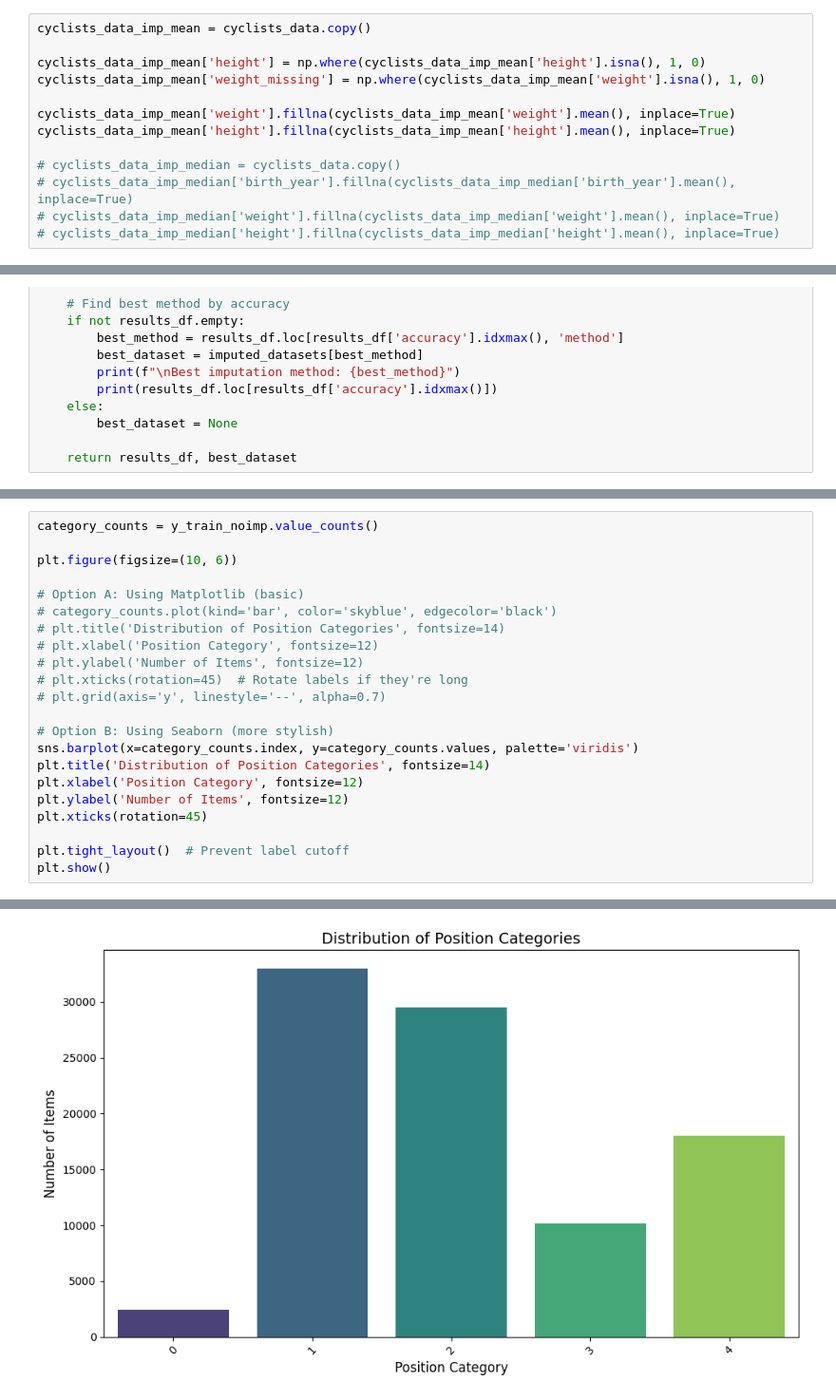
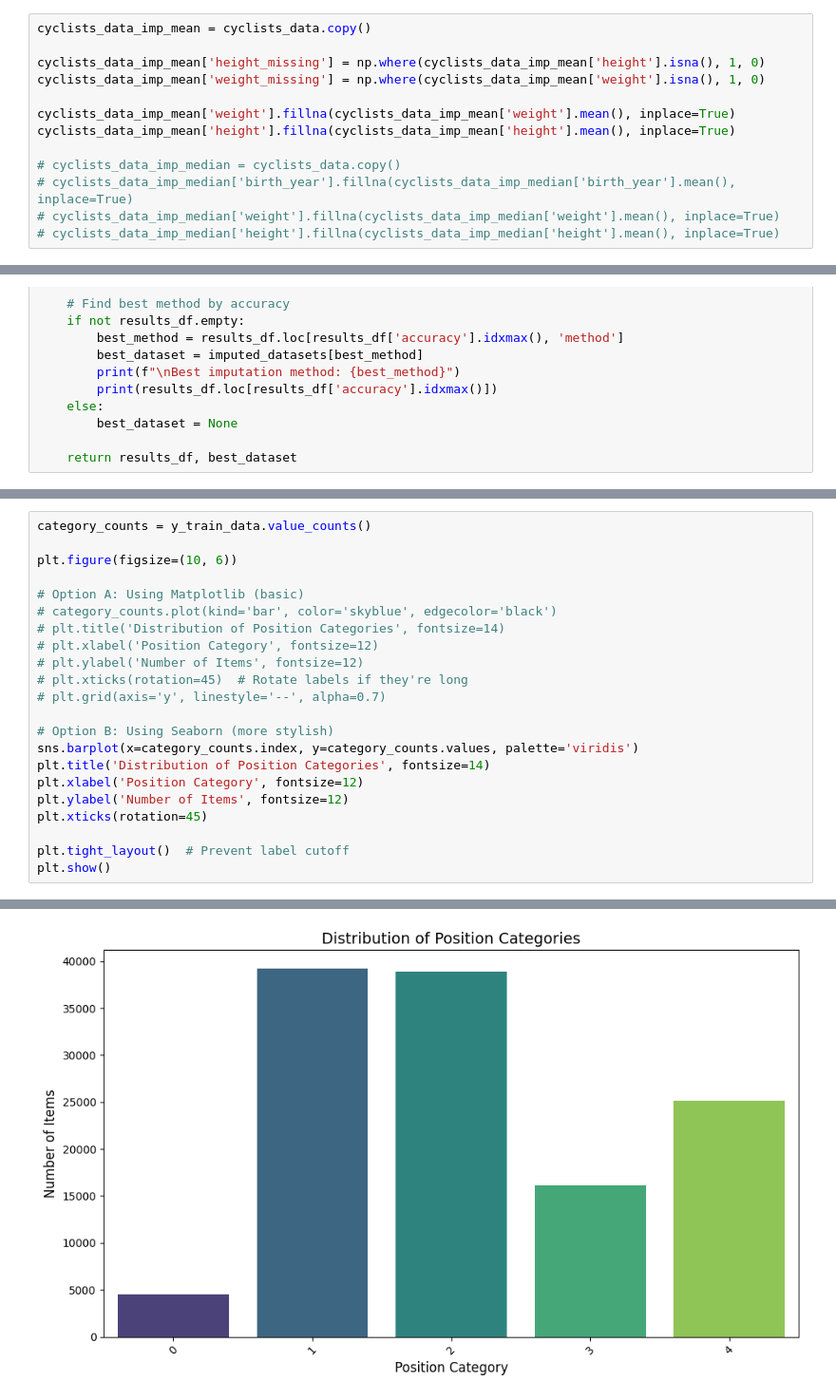
Before and after one commit to mariaviv27/Machine-Learning-Avanzado, a Jupyter notebook: machinelearning.ipynb, the cells around one changed output, grey strips where cells are left out. Shown: that part at 95% size. Cells and saved outputs as stored; diff of their text form.

```diff
--- a/machinelearning.ipynb
+++ b/machinelearning.ipynb
@@ -276,7 +297,7 @@ plt.show()
 # %%
 cyclists_data_imp_mean = cyclists_data.copy()
 
-cyclists_data_imp_mean['height'] = np.where(cyclists_data_imp_mean['height'].isna(), 1, 0)
+cyclists_data_imp_mean['height_missing'] = np.where(cyclists_data_imp_mean['height'].isna(), 1, 0)
 cyclists_data_imp_mean['weight_missing'] = np.where(cyclists_data_imp_mean['weight'].isna(), 1, 0)
 
 cyclists_data_imp_mean['weight'].fillna(cyclists_data_imp_mean['weight'].mean(), inplace=True)
@@ -823,30 +845,30 @@ y_test_noimp = y_test_data[X_test_data['aug_profile'].notna()]
 # %%
-category_counts = y_train_noimp.value_counts()
+category_counts = y_train_data.value_counts()
 
 plt.figure(figsize=(10, 6))
 
 # Option A: Using Matplotlib (basic)
 # category_counts.plot(kind='bar', color='skyblue', edgecolor='black')
 # plt.title('Distribution of Position Categories', fontsize=14)
 # plt.xlabel('Position Category', fontsize=12)
 # plt.ylabel('Number of Items', fontsize=12)
 # plt.xticks(rotation=45)  # Rotate labels if they're long
 # plt.grid(axis='y', linestyle='--', alpha=0.7)
 
 # Option B: Using Seaborn (more stylish)
 sns.barplot(x=category_counts.index, y=category_counts.values, palette='viridis')
 plt.title('Distribution of Position Categories', fontsize=14)
 plt.xlabel('Position Category', fontsize=12)
 plt.ylabel('Number of Items', fontsize=12)
 plt.xticks(rotation=45)
 
 plt.tight_layout()  # Prevent label cutoff
 plt.show()
 # %% [output]
 Passing `palette` without assigning `hue` is deprecated and will be removed in v0.14.0. Assign the `x` variable to `hue` and set `legend=False` for the same effect.
 
   sns.barplot(x=category_counts.index, y=category_counts.values, palette='viridis')
-[figure, old version]
+[figure, new version]
 # %%
 def evaluate_sampling_methods(model, X_train, y_train, X_val, y_val):
     resampling_methods = {
```
Also changed, not shown: parts of 15 cells of this notebook.
